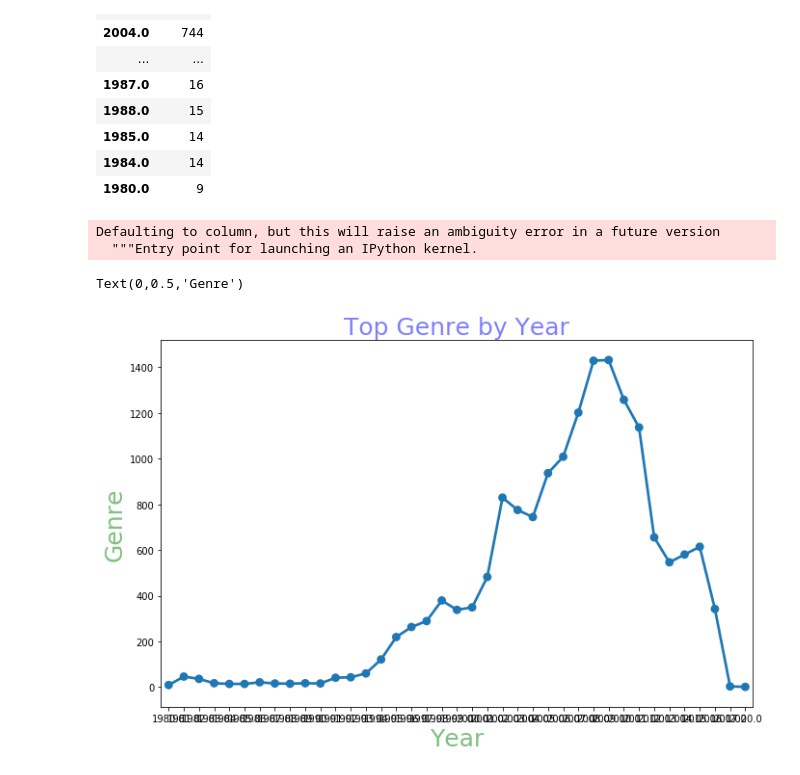
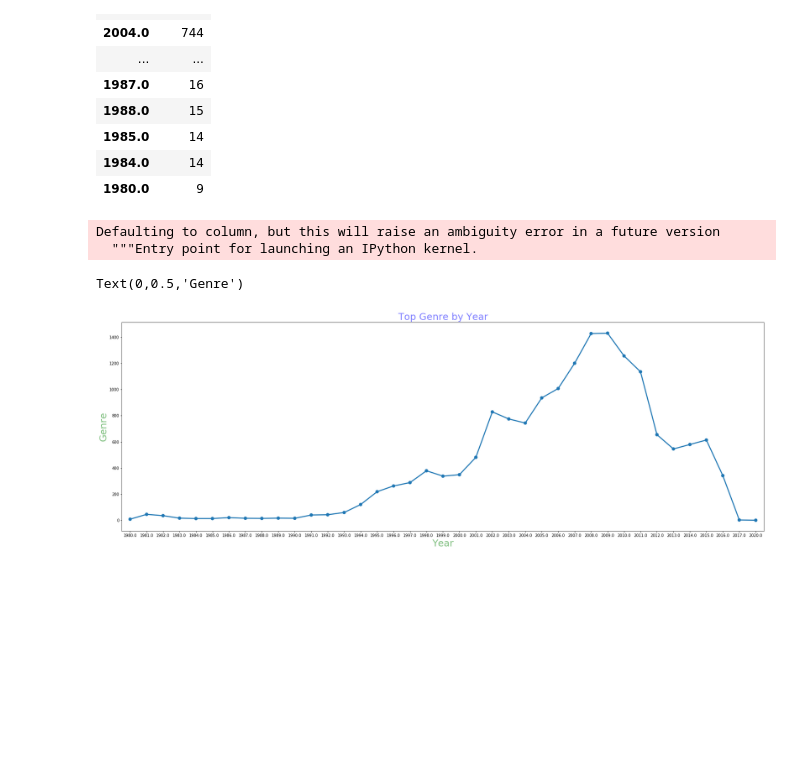
Before and after one commit to cmagapu/Exploratory-Data-Analysis, a Jupyter notebook: Avi's Version.ipynb, the cells around one changed output. Drawn from its saved outputs; the diff is of its cells as text; code cells hidden in the pictures; blank space fills up the shorter version.

```diff
--- a/Avi's Version.ipynb
+++ b/Avi's Version.ipynb
@@ -181,13 +181,13 @@ Defaulting to column, but this will raise an ambiguity error in a future version
 | 1980.0 | 9 |
 # %%
 genre_by_year = df.groupby('Year').agg({'Year':len}).sort_values('Year')
-plt.subplots(figsize=(11,7))
+plt.subplots(figsize=(30,10))
 ax = sb.pointplot(x=genre_by_year.index, y=genre_by_year.Year)
 ax.set_title('Top Genre by Year', color='blue', size=25, alpha=0.5)
 ax.set_xlabel('Year', color='green', size=25, alpha=0.5)
 ax.set_ylabel('Genre', color='green', size=25, alpha=0.5)
 # %% [output]
 Defaulting to column, but this will raise an ambiguity error in a future version
   """Entry point for launching an IPython kernel.
 Text(0,0.5,'Genre')
-[figure, old version]
+[figure, new version]
```
